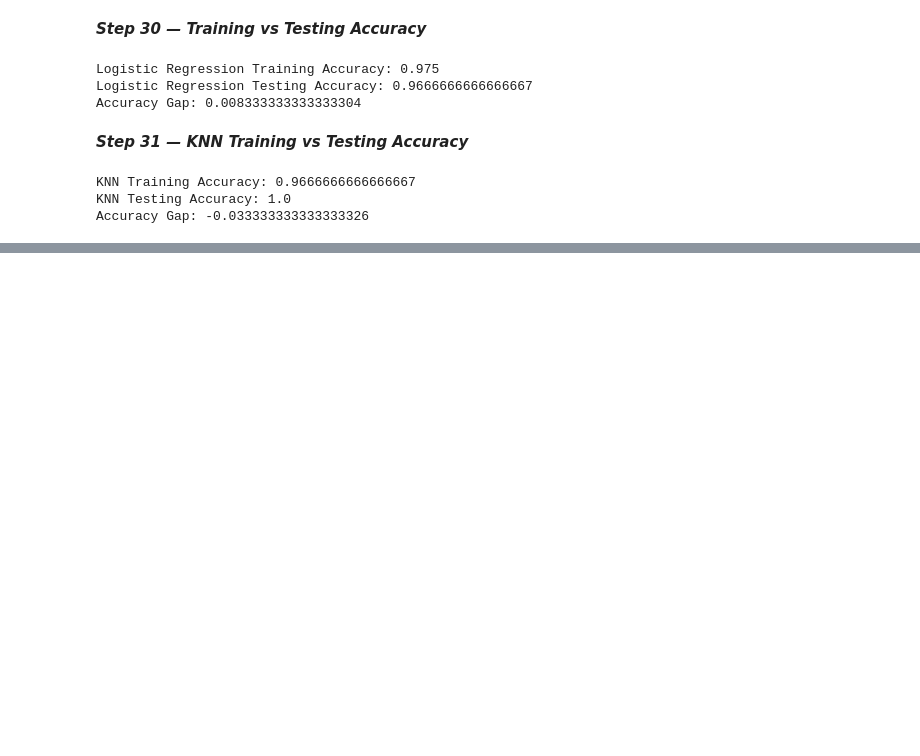
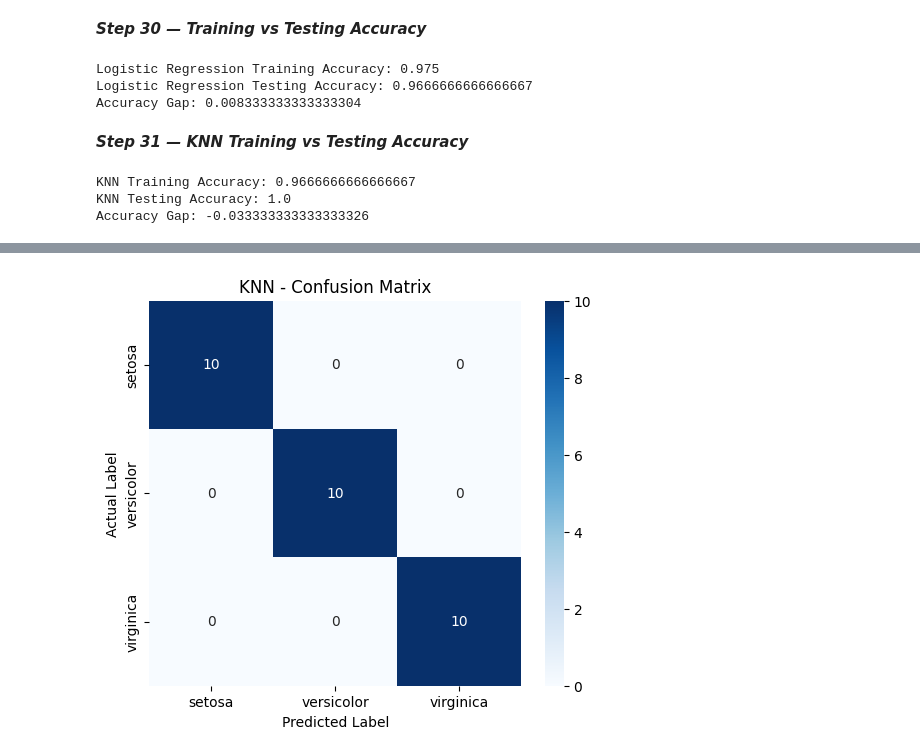
Before and after one commit to RohitSinghAI/OIBSIP, a Jupyter notebook: DataScience-Task1-IrisClassification/Iris_Classification.ipynb, the cells around one changed output, grey strips where cells are left out. Drawn from its saved outputs; the diff is of its cells as text; code cells hidden in the pictures; blank space fills up the shorter version.

```diff
--- a/DataScience-Task1-IrisClassification/Iris_Classification.ipynb
+++ b/DataScience-Task1-IrisClassification/Iris_Classification.ipynb
@@ -500,0 +655,22 @@ Accuracy Gap: -0.033333333333333326
+# %%
+# KNN Confusion Matrix Heatmap
+
+cm_knn = confusion_matrix(y_test, y_pred_knn)
+
+plt.figure(figsize=(6, 5))
+
+sns.heatmap(
+    cm_knn,
+    annot=True,
+    fmt="d",
+    cmap="Blues",
+    xticklabels=iris.target_names,
+    yticklabels=iris.target_names
+)
+
+plt.title("KNN - Confusion Matrix")
+plt.xlabel("Predicted Label")
+plt.ylabel("Actual Label")
+plt.show()
+# %% [output]
+[figure, added]
```
Also changed, not shown: parts of 12 cells of this notebook, 1 other file.
